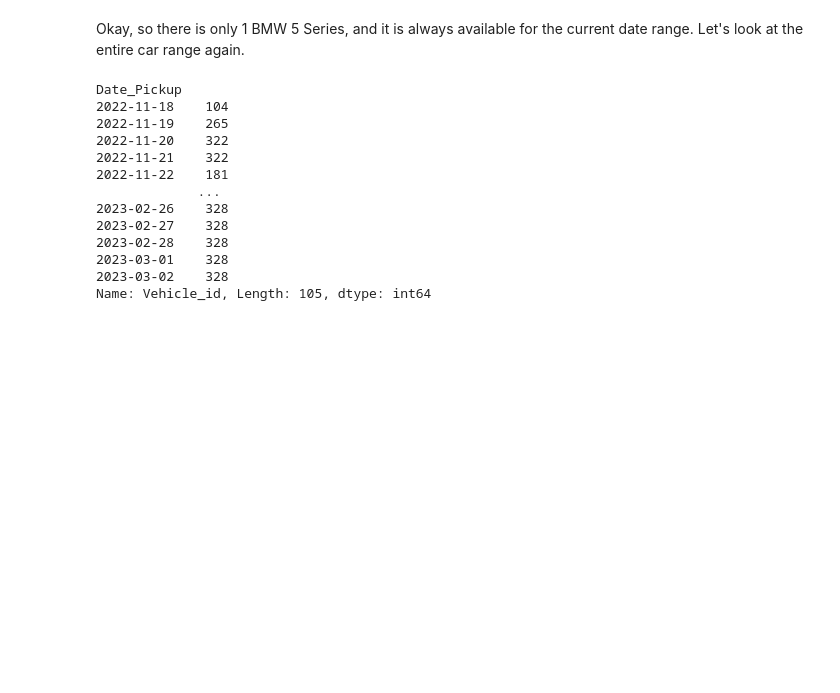
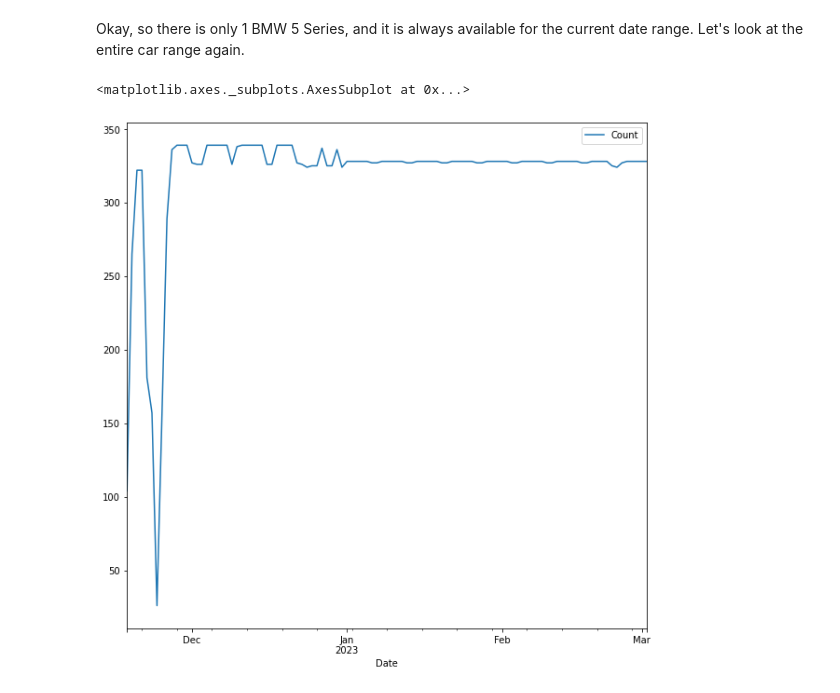
Before and after one commit to JADukeAIPI/AIPIProject, a Jupyter notebook: EDA_and_modeling.ipynb, the cells around one changed output. Saved outputs shown, nothing was run; the diff lists cells and outputs as text; code cells hidden in the pictures; blank space fills up the shorter version.

Commit message:
almost there, inventory modeled but need to slice appropriate date range

```diff
--- a/EDA_and_modeling.ipynb
+++ b/EDA_and_modeling.ipynb
@@ -618,19 +618,10 @@ bmw5_count.plot()
 [figure]
 # %% [markdown]
 Okay, so there is only 1 BMW 5 Series, and it is always available for the current date range. Let's look at the entire car range again.
-# %%
-bmw_car_count
-# %% [output]
-Date_Pickup
-2022-11-18    104
-2022-11-19    265
-2022-11-20    322
-2022-11-21    322
-2022-11-22    181
-             ...
-2023-02-26    328
-2023-02-27    328
-2023-02-28    328
-2023-03-01    328
-2023-03-02    328
-Name: Vehicle_id, Length: 105, dtype: int64
+# %%
+all_car_inventory_df = pd.DataFrame(all_car_count).rename(columns={'Vehicle_id': 'Count'})
+all_car_inventory_df.index.rename('Date', inplace=True)
+all_car_inventory_df.plot()
+# %% [output]
+<matplotlib.axes._subplots.AxesSubplot at 0x...>
+[figure, added]
```
Also changed, not shown: parts of 5 cells of this notebook.
